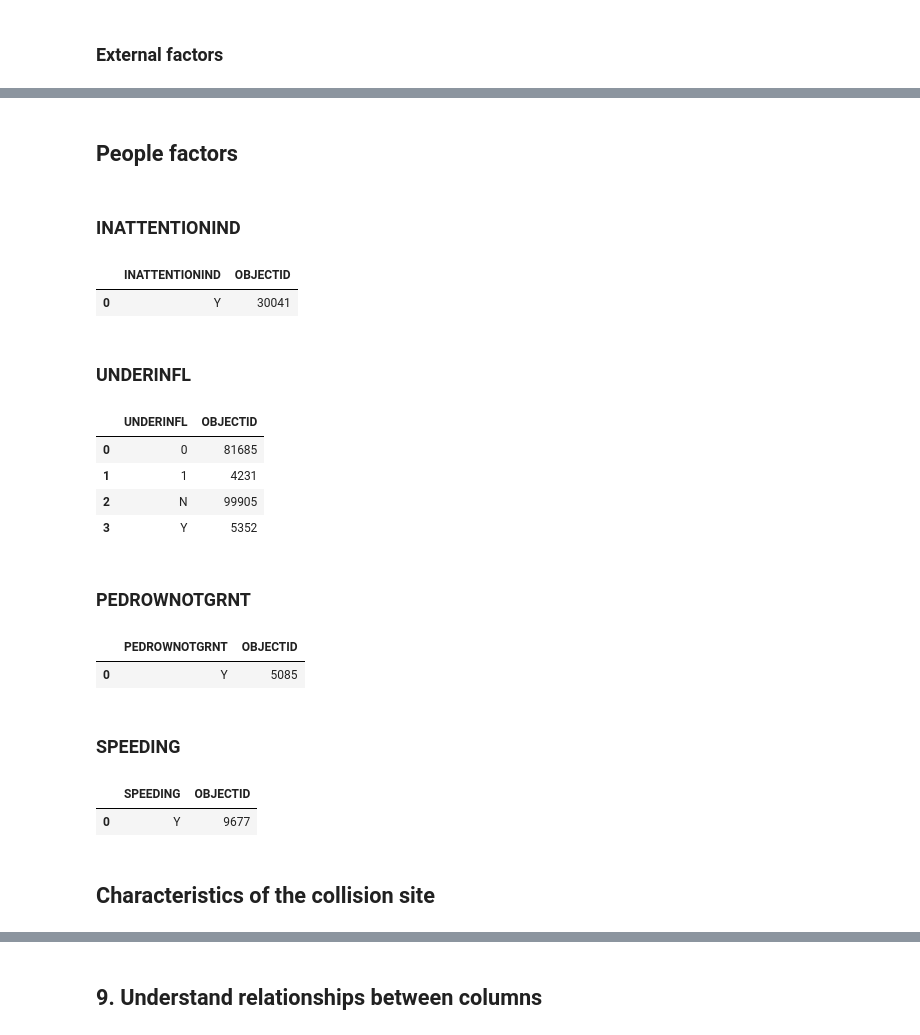
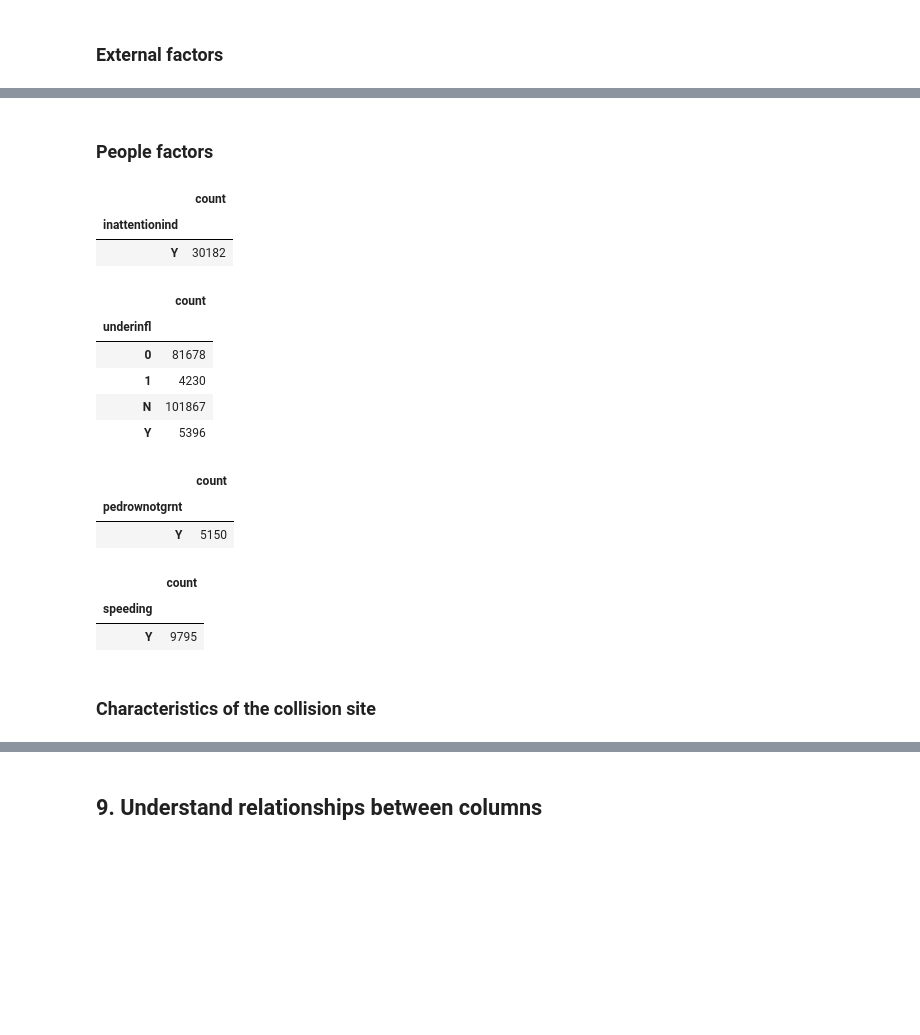
Before and after one commit to niwako/garbanzo, a Jupyter notebook: Workshop on EDA.ipynb, the cells around one changed output, grey strips where cells are left out. Cells and saved outputs as stored; diff of their text form; code cells hidden in the pictures; blank space fills up the shorter version.

```diff
--- a/Workshop on EDA.ipynb
+++ b/Workshop on EDA.ipynb
@@ -790,0 +583,12 @@ mostsevlocations
+# %%
+def interquartile_range(array):
+    # Calculate the 1st and 3rd quartiles
+    quartile_1 = np.quantile(array, 0.25)
+    quartile_3 = np.quantile(array, 0.75)
+    # Calculate the interquartile range
+    iqr = quartile_3 - quartile_1
+    # Calculate the upper_bound and the lower_bound, which will be used to identify outliers later
+    lower_bound = quartile_1 - (1.5 * iqr)
+    upper_bound = quartile_3 + (1.5 * iqr)
+
+    return lower_bound, upper_bound
@@ -790,0 +597,10 @@ mostsevlocations
+# %%
+def replace_outlier(array):
+    # Create a copy of the array so the original array is untouched
+    array = array.copy()
+    # Calculate the upper and lower bounds using the function I wrote above
+    bounds = interquartile_range(array)
+    lower_bound, upper_bound = interquartile_range(array)
+    # Now replace the outliers with the median
+    array[(array < lower_bound) | (array >= upper_bound)] = array.median()
+    return array
@@ -790,0 +609,5 @@ mostsevlocations
+# %%
+df[f'r_personcount'] = replace_outlier(df['personcount'])
+df[f'r_injuries'] = replace_outlier(df['injuries'])
+
+df.describe()
@@ -790,0 +731,8 @@ mostsevlocations
+# %%
+# Re-labeling serverity
+df['severitycode'] = df['severitycode'].map({'0': 'Unknown', '1': 'Prop_damage', '2': 'Injury',
+                                             '2b': 'Serious_injury', '3': 'Fatality'})
+
+df.groupby(['severitycode']).size().to_frame('count')
+
+####### fix this #########
@@ -835,26 +794,25 @@ df.groupby('WEATHER').size().to_frame('OBJECTID').reset_index().rename(columns={
 # %% [markdown]
-## People factors
+### People factors
 # %%
-people_factors = ['INATTENTIONIND', 'UNDERINFL', 'PEDROWNOTGRNT', 'SPEEDING']
+people_factors = ['inattentionind', 'underinfl', 'pedrownotgrnt', 'speeding']
 for factor in people_factors:
-  display(Markdown(f"### {factor}"))
-  display(df.groupby(factor).size().to_frame('OBJECTID').reset_index())
+    display(df.groupby(factor).size().to_frame('count'))
 # %% [output]
-### INATTENTIONIND
-|  | INATTENTIONIND | OBJECTID |
-| 0 | Y | 30041 |
+|  | count |
+| inattentionind |  |
+| Y | 30182 |
-### UNDERINFL
-|  | UNDERINFL | OBJECTID |
-| 0 | 0 | 81685 |
-| 1 | 1 | 4231 |
-| 2 | N | 99905 |
-| 3 | Y | 5352 |
+|  | count |
+| underinfl |  |
+| 0 | 81678 |
+| 1 | 4230 |
+| N | 101867 |
+| Y | 5396 |
-### PEDROWNOTGRNT
-|  | PEDROWNOTGRNT | OBJECTID |
-| 0 | Y | 5085 |
+|  | count |
+| pedrownotgrnt |  |
+| Y | 5150 |
-### SPEEDING
-|  | SPEEDING | OBJECTID |
-| 0 | Y | 9677 |
+|  | count |
+| speeding |  |
+| Y | 9795 |
 # %% [markdown]
-## Characteristics of the collision site
+### Characteristics of the collision site
 # %%
```
Also changed, not shown: parts of 89 cells of this notebook.
